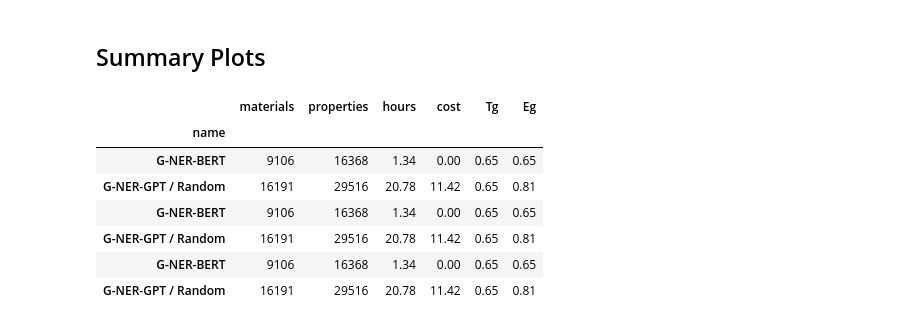
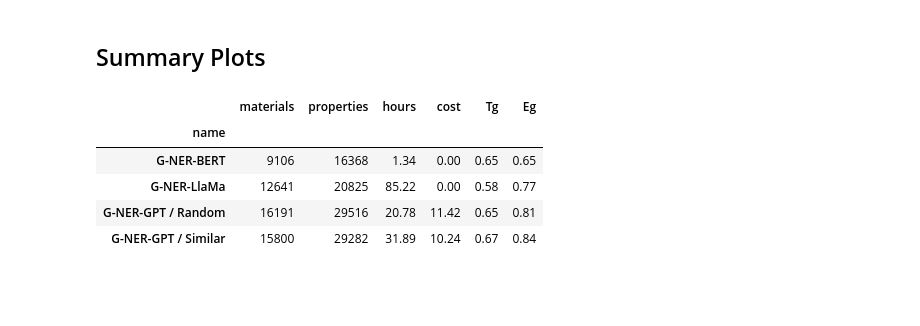
Before and after one commit to Ramprasad-Group/PromptDataExtraction, a Jupyter notebook: notebooks/Analyze-Select-1k.ipynb, the cells around one changed output. Cells and saved outputs as stored; diff of their text form; code cells hidden in the pictures; blank space fills up the shorter version.

```diff
--- a/notebooks/Analyze-Select-1k.ipynb
+++ b/notebooks/Analyze-Select-1k.ipynb
@@ -486,23 +605,19 @@ with open("runs/select-1k/bert/tg_metrics.json") as fp:
 # %%
 data = Frame()
 data.add(name='G-NER-BERT', materials=9106, properties=16368, hours=1.34, cost=0.0, Tg=0.65, Eg=0.65)
+data.add(name='G-NER-LlaMa', materials=12641, properties=20825, hours=85.22, cost=0.0, Tg=0.58, Eg=0.77)
 data.add(name='G-NER-GPT / Random', materials=16191, properties=29516, hours=20.78, cost=11.42, Tg=0.65, Eg=0.81)
-data.add(name='G-NER-BERT', materials=9106, properties=16368, hours=1.34, cost=0.0, Tg=0.65, Eg=0.65)
-data.add(name='G-NER-GPT / Random', materials=16191, properties=29516, hours=20.78, cost=11.42, Tg=0.65, Eg=0.81)
-data.add(name='G-NER-BERT', materials=9106, properties=16368, hours=1.34, cost=0.0, Tg=0.65, Eg=0.65)
-data.add(name='G-NER-GPT / Random', materials=16191, properties=29516, hours=20.78, cost=11.42, Tg=0.65, Eg=0.81)
+data.add(name='G-NER-GPT / Similar', materials=15800, properties=29282, hours=31.89, cost=10.24, Tg=0.67, Eg=0.84)
 
 metrics = data.df.set_index('name')
 metrics
 # %% [output]
 |  | materials | properties | hours | cost | Tg | Eg |
 | name |  |  |  |  |  |  |
 | G-NER-BERT | 9106 | 16368 | 1.34 | 0.00 | 0.65 | 0.65 |
+| G-NER-LlaMa | 12641 | 20825 | 85.22 | 0.00 | 0.58 | 0.77 |
 | G-NER-GPT / Random | 16191 | 29516 | 20.78 | 11.42 | 0.65 | 0.81 |
-| G-NER-BERT | 9106 | 16368 | 1.34 | 0.00 | 0.65 | 0.65 |
-| G-NER-GPT / Random | 16191 | 29516 | 20.78 | 11.42 | 0.65 | 0.81 |
-| G-NER-BERT | 9106 | 16368 | 1.34 | 0.00 | 0.65 | 0.65 |
-| G-NER-GPT / Random | 16191 | 29516 | 20.78 | 11.42 | 0.65 | 0.81 |
+| G-NER-GPT / Similar | 15800 | 29282 | 31.89 | 10.24 | 0.67 | 0.84 |
 # %%
 plt.rcParams['font.family'] = 'cursive'
 colors = ["#333", "#2060cc", "#e93030", "#20aa20", "#8a5aca", "#00ddee", "m", "#e4a635"][:metrics.shape[0]]
```
Also changed, not shown: parts of 24 cells of this notebook.
